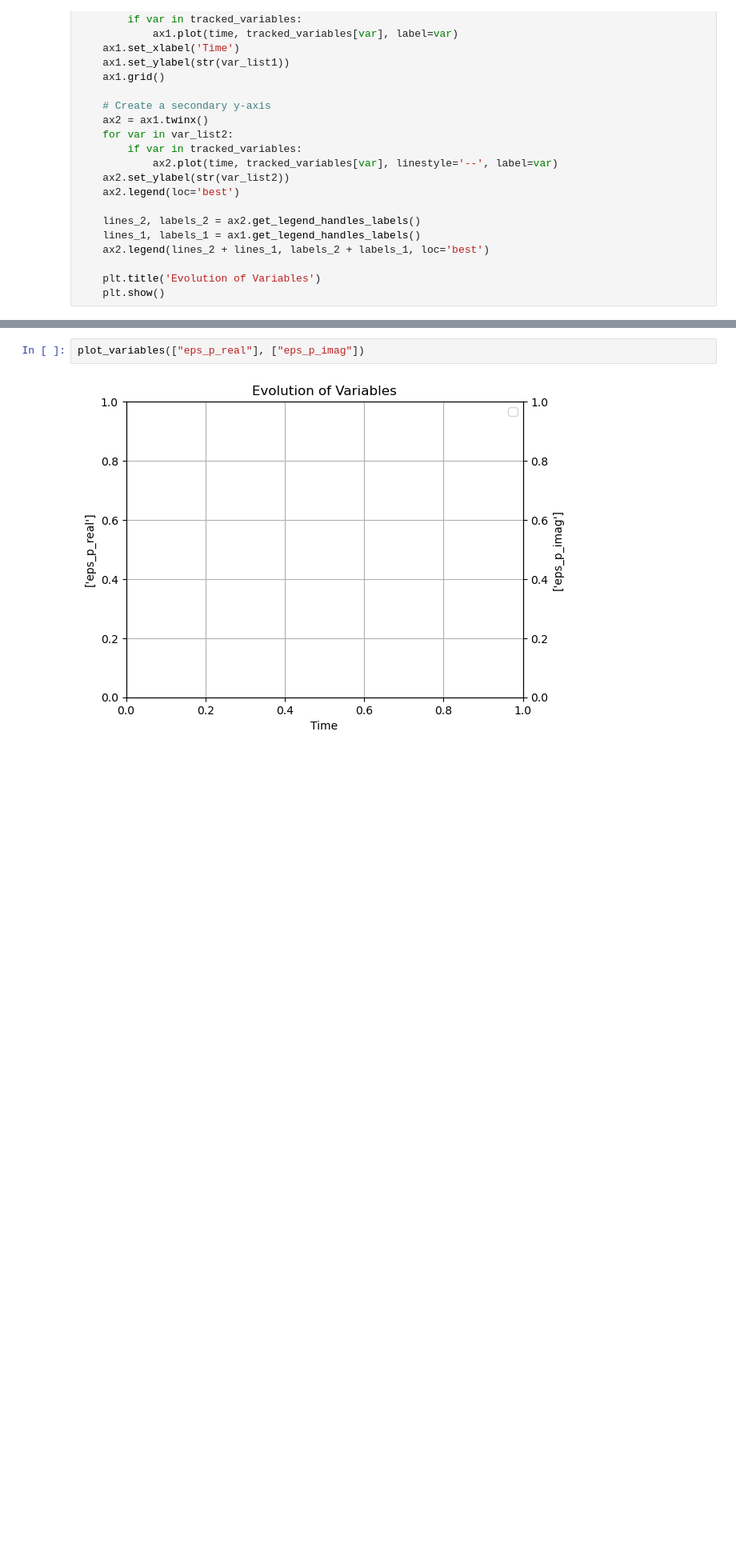
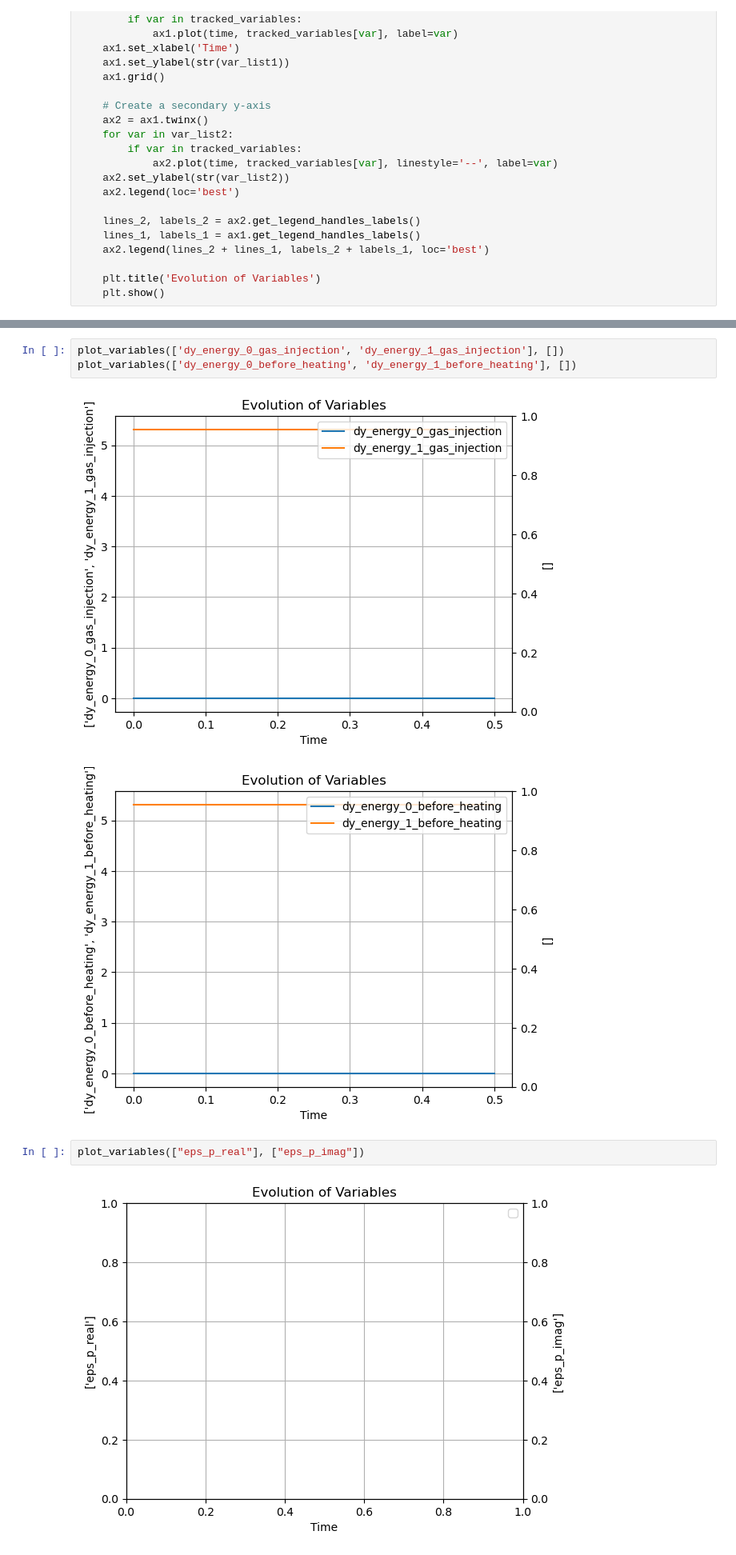
Before and after one commit to sverdier136/AtmopropX__0D-global-model, a Jupyter notebook: src/results_analysis.ipynb, the cells around one changed output, grey strips where cells are left out. Shown at 80% size. Cells and saved outputs as stored; diff of their text form; blank space fills up the shorter version.

```diff
--- a/src/results_analysis.ipynb
+++ b/src/results_analysis.ipynb
@@ -67,3 +69,9 @@ plot_variables(['dy_energy_0_atom'], ['dy_energy_1_atom', 'dy_energy_2_atom'])
+# %%
+plot_variables(['dy_energy_0_gas_injection', 'dy_energy_1_gas_injection'], [])
+plot_variables(['dy_energy_0_before_heating', 'dy_energy_1_before_heating'], [])
+# %% [output]
+[figure, added]
+[figure, added]
 # %%
 plot_variables(["eps_p_real"], ["eps_p_imag"])
 # %% [output]
```
Also changed, not shown: parts of 4 cells of this notebook, 4 other files.
